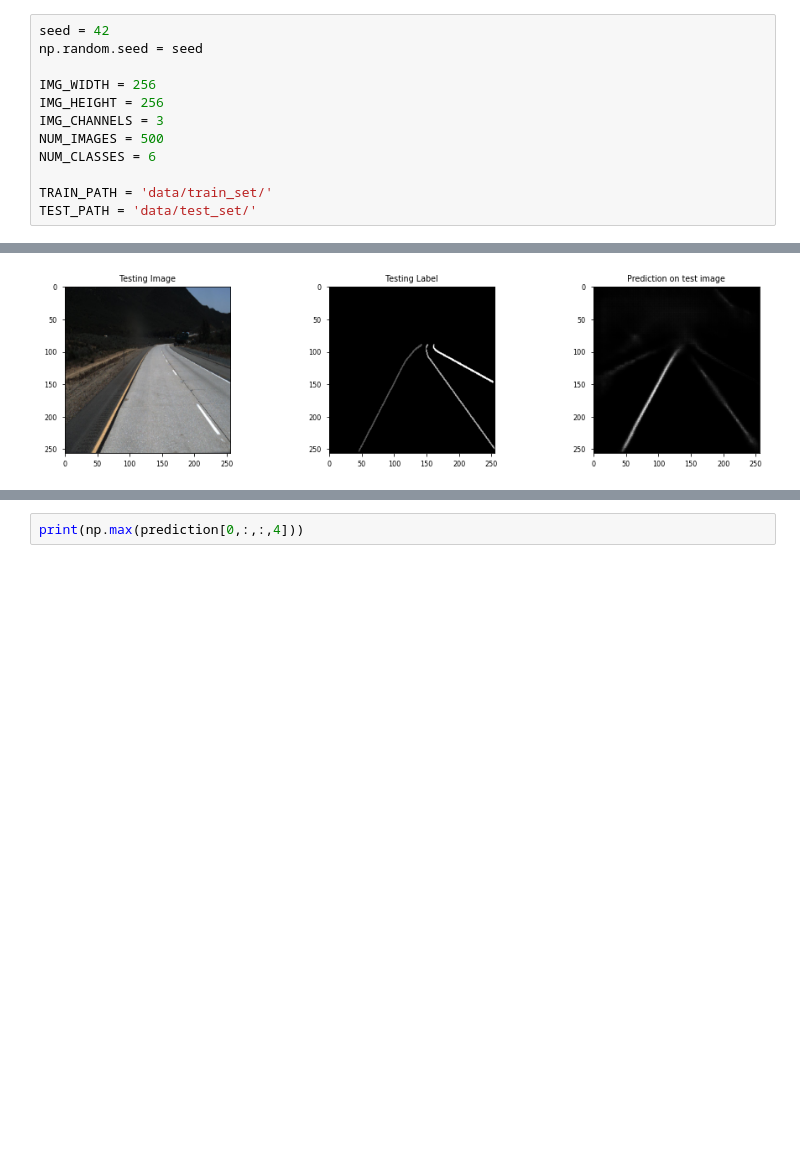
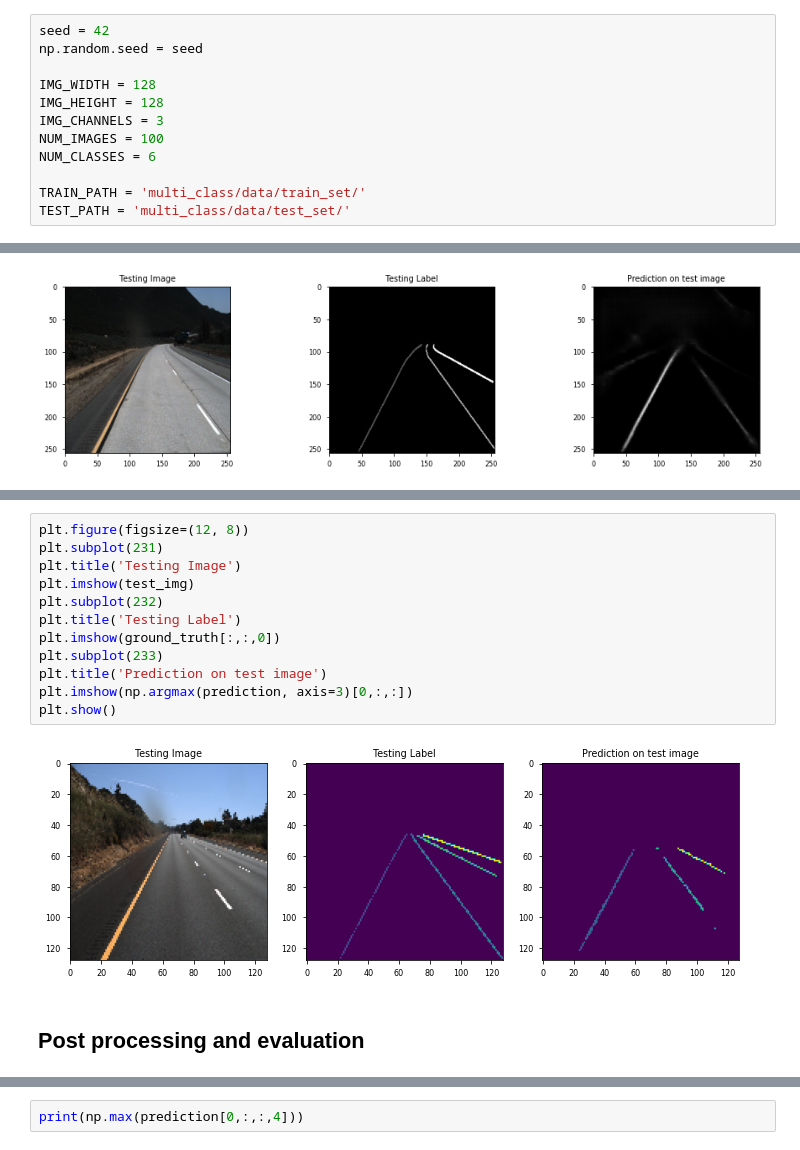
Before and after one commit to richardmwaba/csce879-spring2022, a Jupyter notebook: project/u_node_multiclass.ipynb, the cells around one changed output, grey strips where cells are left out. Drawn from its saved outputs; the diff is of its cells as text; blank space fills up the shorter version.

```diff
--- a/project/u_node_multiclass.ipynb
+++ b/project/u_node_multiclass.ipynb
@@ -28,12 +31,12 @@ from preprocess_data import read_json, read_image_strings
 seed = 42
 np.random.seed = seed
 
-IMG_WIDTH = 256
-IMG_HEIGHT = 256
+IMG_WIDTH = 128
+IMG_HEIGHT = 128
 IMG_CHANNELS = 3
-NUM_IMAGES = 500
+NUM_IMAGES = 100
 NUM_CLASSES = 6
 
-TRAIN_PATH = 'data/train_set/'
-TEST_PATH = 'data/test_set/'
+TRAIN_PATH = 'multi_class/data/train_set/'
+TEST_PATH = 'multi_class/data/test_set/'
 # %%
@@ -681,0 +586,16 @@ plt.show()
+# %%
+plt.figure(figsize=(12, 8))
+plt.subplot(231)
+plt.title('Testing Image')
+plt.imshow(test_img)
+plt.subplot(232)
+plt.title('Testing Label')
+plt.imshow(ground_truth[:,:,0])
+plt.subplot(233)
+plt.title('Prediction on test image')
+plt.imshow(np.argmax(prediction, axis=3)[0,:,:])
+plt.show()
+# %% [output]
+[figure, added]
+# %% [markdown]
+## Post processing and evaluation
```
Also changed, not shown: parts of 16 cells of this notebook, 2 other files.
